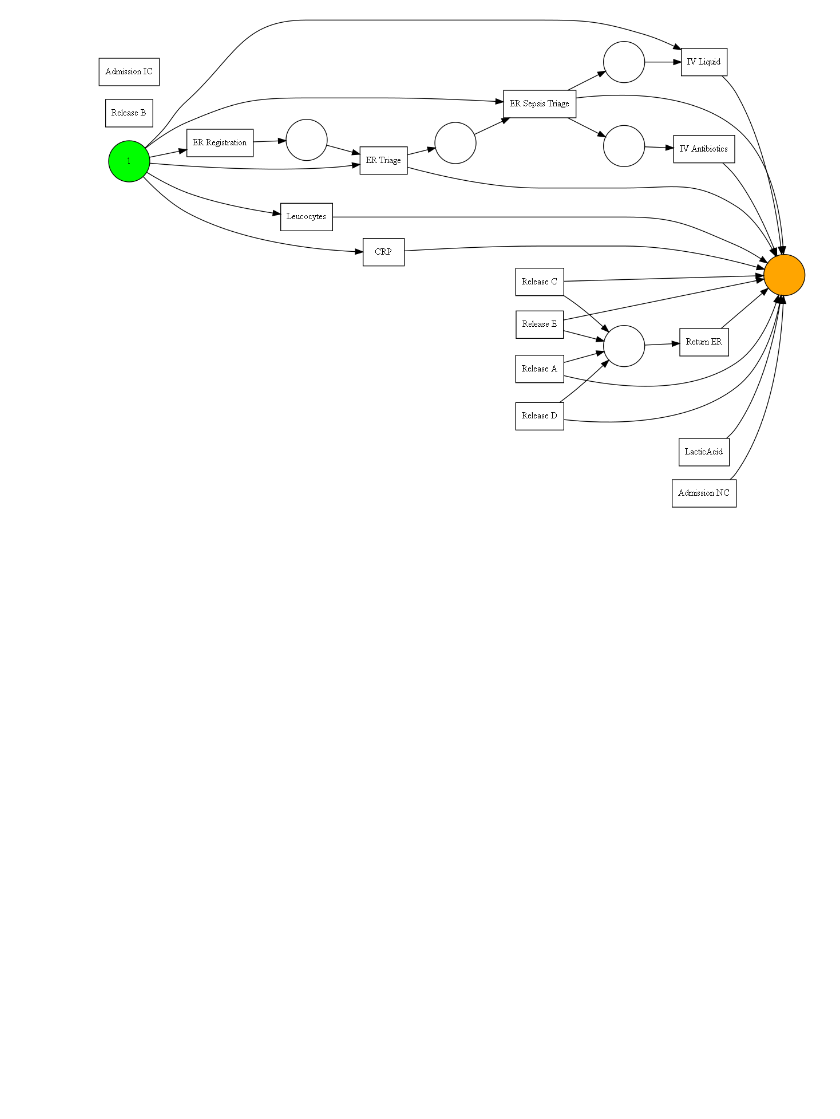
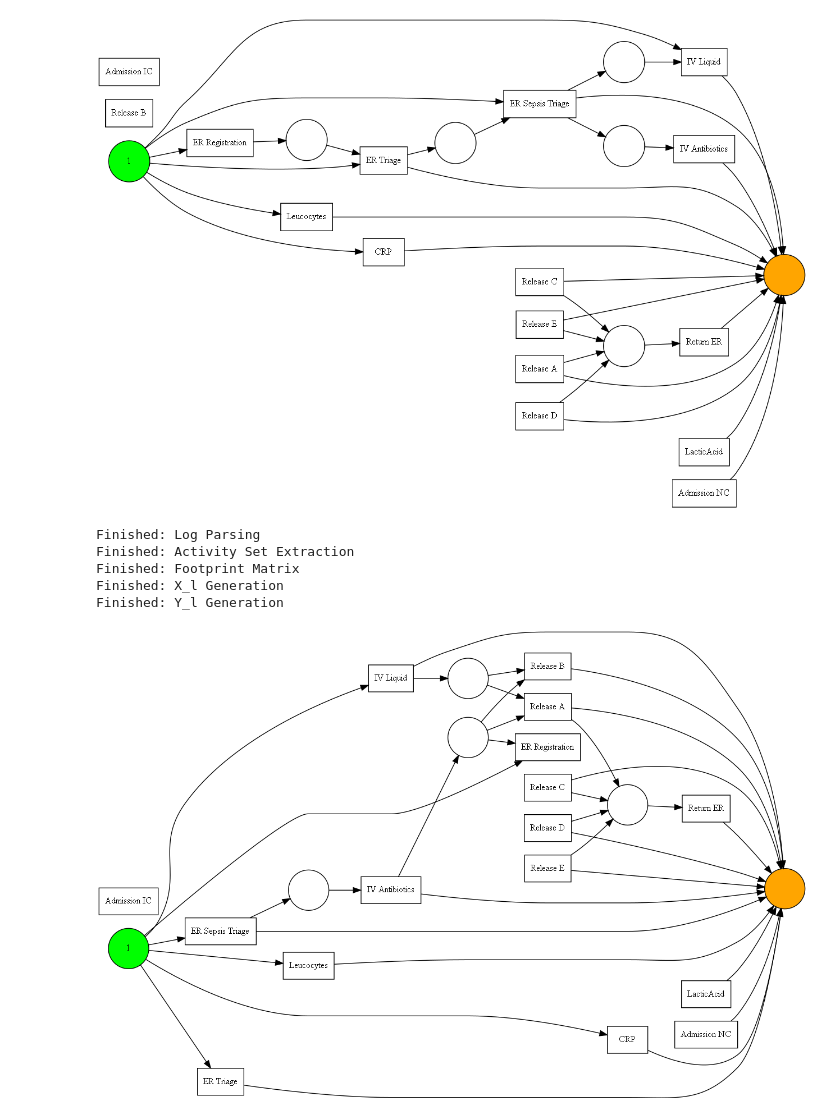
Before and after one commit to Janek7/alpha-miner-extension, a Jupyter notebook: AlphaMiner.ipynb, the cells around one changed output. Saved outputs shown, nothing was run; the diff lists cells and outputs as text; code cells hidden in the pictures; blank space fills up the shorter version.

```diff
--- a/AlphaMiner.ipynb
+++ b/AlphaMiner.ipynb
@@ -734,0 +1101,12 @@ Finished: Y_l Generation
+# %%
+# Examples
+# Running base algorithm:
+amc=AlphaMinerCombined(logging=True)
+amc.apply_our_algorithm(log="sepsis.xes")
+# %% [output]
+Finished: Log Parsing
+Finished: Activity Set Extraction
+Finished: Footprint Matrix
+Finished: X_l Generation
+Finished: Y_l Generation
+[figure, added]
```
Also changed, not shown: parts of 5 cells of this notebook.
